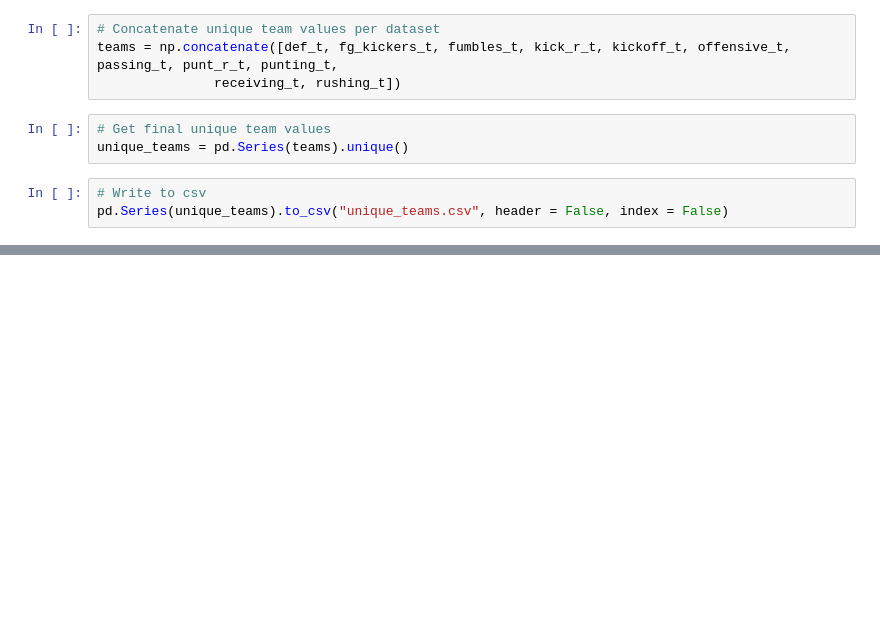
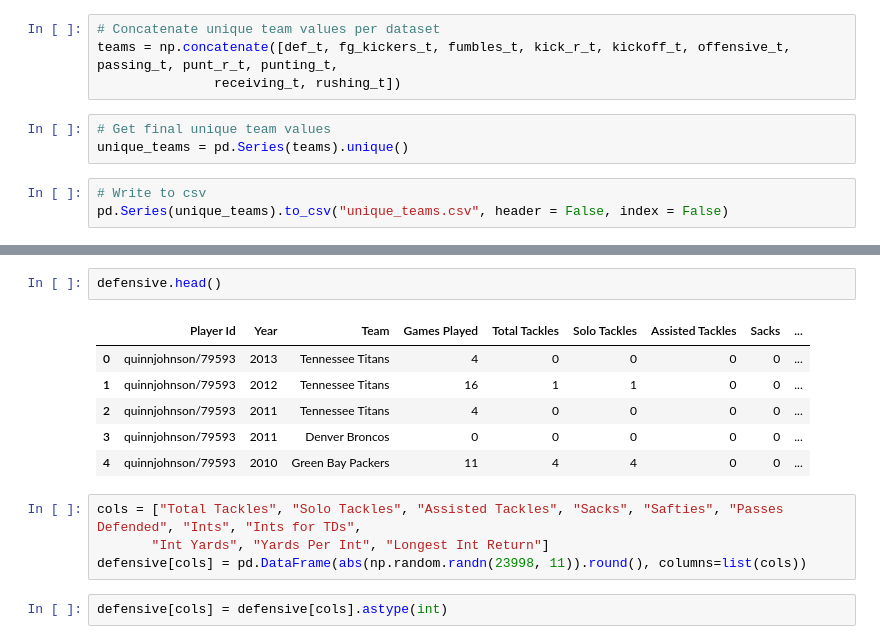
Before and after one commit to JulioAQuintana/FinalProject, a Jupyter notebook: Data_Preparation/unique_teams.ipynb, the cells around one changed output, grey strips where cells are left out. Drawn from its saved outputs; the diff is of its cells as text; blank space fills up the shorter version.

```diff
--- a/Data_Preparation/unique_teams.ipynb
+++ b/Data_Preparation/unique_teams.ipynb
@@ -60,0 +128,15 @@ pd.Series(unique_teams).to_csv("unique_teams.csv", header = False, index = False
+# %%
+defensive.head()
+# %% [output]
+|  | Player Id | Year | Team | Games Played | Total Tackles | Solo Tackles | Assisted Tackles | Sacks | ... |
+| 0 | quinnjohnson/79593 | 2013 | Tennessee Titans | 4 | 0 | 0 | 0 | 0 | ... |
+| 1 | quinnjohnson/79593 | 2012 | Tennessee Titans | 16 | 1 | 1 | 0 | 0 | ... |
+| 2 | quinnjohnson/79593 | 2011 | Tennessee Titans | 4 | 0 | 0 | 0 | 0 | ... |
+| 3 | quinnjohnson/79593 | 2011 | Denver Broncos | 0 | 0 | 0 | 0 | 0 | ... |
+| 4 | quinnjohnson/79593 | 2010 | Green Bay Packers | 11 | 4 | 4 | 0 | 0 | ... |
+# %%
+cols = ["Total Tackles", "Solo Tackles", "Assisted Tackles", "Sacks", "Safties", "Passes Defended", "Ints", "Ints for TDs",
+       "Int Yards", "Yards Per Int", "Longest Int Return"]
+defensive[cols] = pd.DataFrame(abs(np.random.randn(23998, 11)).round(), columns=list(cols))
+# %%
+defensive[cols] = defensive[cols].astype(int)
```
Also changed, not shown: parts of 12 cells of this notebook, 1 other file.
